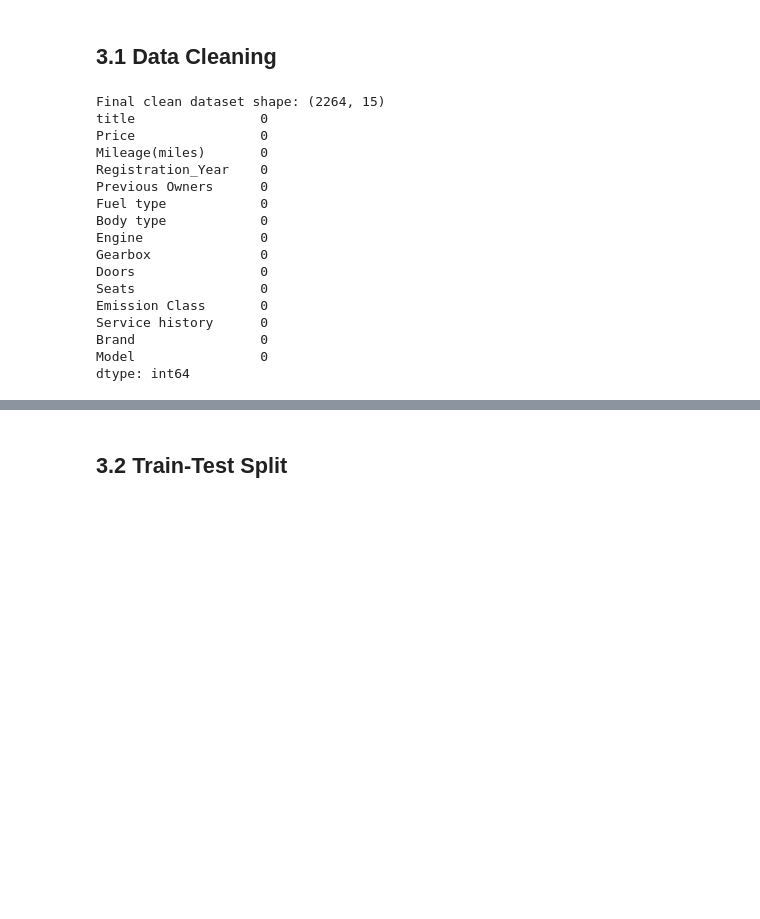
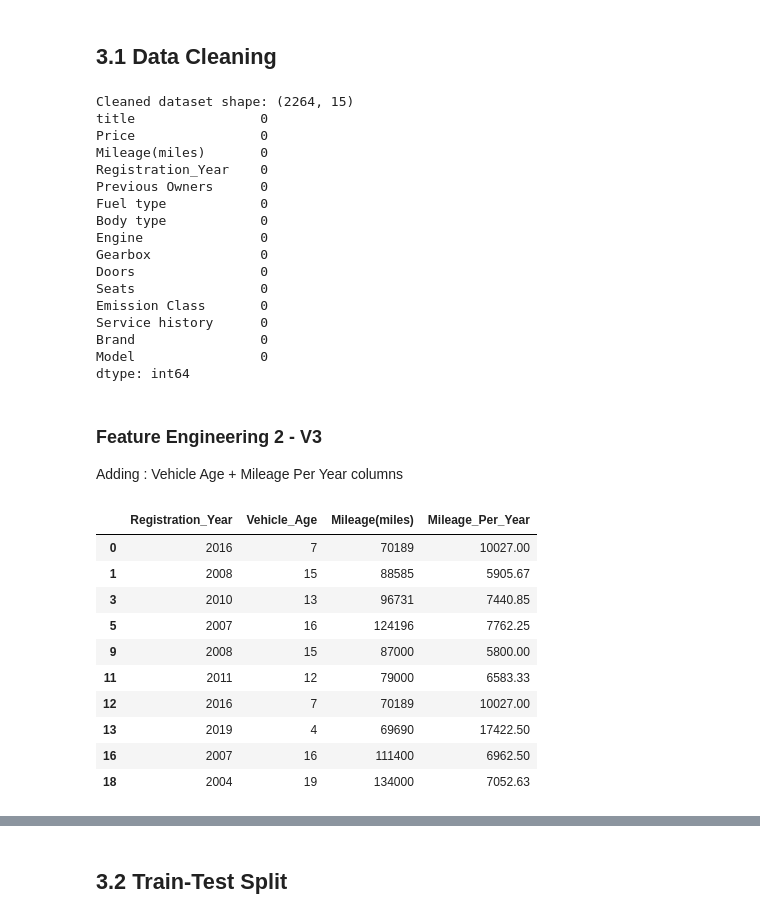
Before and after one commit to CommieDTP/MLDP2026-Used-Car-Price-Prediction, a Jupyter notebook: Car_Prices_Prediction_mldp.ipynb, the cells around one changed output, grey strips where cells are left out. Drawn from its saved outputs; the diff is of its cells as text; code cells hidden in the pictures; blank space fills up the shorter version.

Commit message:
Version 3 - 2 More Engineered Features
Added 'Vehicle_Age" & 'Mileage_Per_Year' as new engineered features to boost accuracy

```diff
--- a/Car_Prices_Prediction_mldp.ipynb
+++ b/Car_Prices_Prediction_mldp.ipynb
@@ -530,10 +537,10 @@ df['Emission Class'] = df['Emission Class'].fillna('Unknown')
 df['Service history'] = df['Service history'].fillna('None')
 
 ## 10) Checks
-print(f"Final clean dataset shape: {df.shape}")
+print(f"Cleaned dataset shape: {df.shape}")
 print(df.isna().sum())
 # %% [output]
-Final clean dataset shape: (2264, 15)
+Cleaned dataset shape: (2264, 15)
 title                0
 Price                0
 Mileage(miles)       0
@@ -550,3 +557,32 @@ Service history      0
 Brand                0
 Model                0
 dtype: int64
+# %% [markdown]
+### Feature Engineering 2 - V3
+Adding : Vehicle Age + Mileage Per Year columns
+# %%
+## 1) Determine Age of Vehicle based on dataset's baseline year, 2023.
+df['Vehicle_Age'] = 2023 - df['Registration_Year']
+
+## If a vehicle is registered in the current year of 2023 (brand new), the age to 0
+## As division by 0 is impossible, brand new vehicles should have an age of 1 to avoid crashes
+df['Vehicle_Age'] = np.where(df['Vehicle_Age'] <= 0, 1, df['Vehicle_Age'])
+
+## 2) Calculate Mileage Per Year, determining more realistic wear & tear metrics
+## Division of Mileage by Age (Registration Year) of vehicle
+df['Mileage_Per_Year'] = df['Mileage(miles)'] / df['Vehicle_Age']
+df['Mileage_Per_Year'] = df['Mileage_Per_Year'].round(2)
+
+display(df[['Registration_Year', 'Vehicle_Age', 'Mileage(miles)', 'Mileage_Per_Year']].head(10))
+# %% [output]
+|  | Registration_Year | Vehicle_Age | Mileage(miles) | Mileage_Per_Year |
+| 0 | 2016 | 7 | 70189 | 10027.00 |
+| 1 | 2008 | 15 | 88585 | 5905.67 |
+| 3 | 2010 | 13 | 96731 | 7440.85 |
+| 5 | 2007 | 16 | 124196 | 7762.25 |
+| 9 | 2008 | 15 | 87000 | 5800.00 |
+| 11 | 2011 | 12 | 79000 | 6583.33 |
+| 12 | 2016 | 7 | 70189 | 10027.00 |
+| 13 | 2019 | 4 | 69690 | 17422.50 |
+| 16 | 2007 | 16 | 111400 | 6962.50 |
+| 18 | 2004 | 19 | 134000 | 7052.63 |
```
Also changed, not shown: parts of 23 cells of this notebook.
